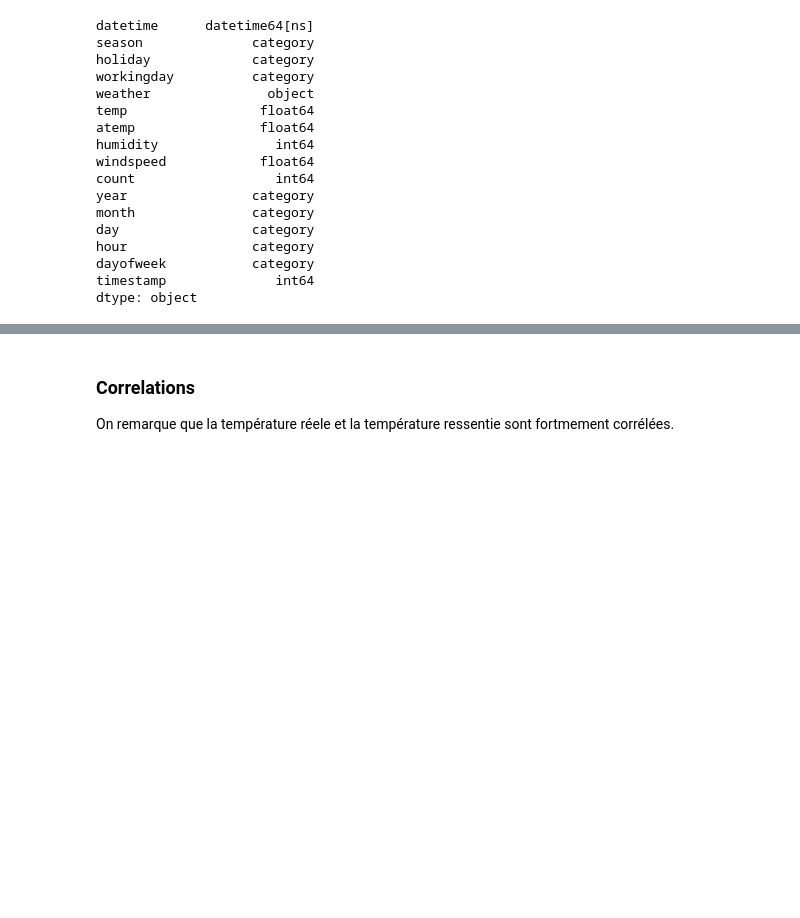
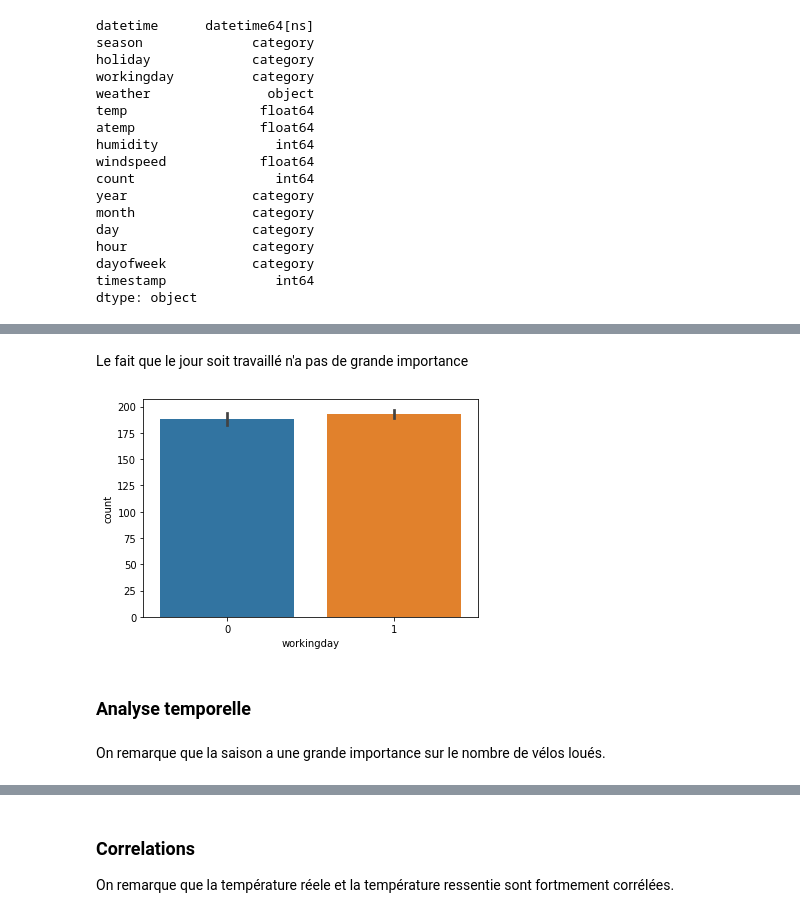
Before and after one commit to uazech/data-mining-velo, a Jupyter notebook: script/projet_velo_sujet.ipynb, the cells around one changed output, grey strips where cells are left out. Drawn from its saved outputs; the diff is of its cells as text; code cells hidden in the pictures; blank space fills up the shorter version.

```diff
--- a/script/projet_velo_sujet.ipynb
+++ b/script/projet_velo_sujet.ipynb
@@ -399,0 +422,11 @@ df.tail()
+# %% [markdown]
+Le fait que le jour soit travaillé n'a pas de grande importance
+# %%
+sns.barplot(x="workingday", y="count", data=df)
+plt.show()
+# %% [output]
+[figure, added]
+# %% [markdown]
+### Analyse temporelle
+# %% [markdown]
+On remarque que la saison a une grande importance sur le nombre de vélos loués.
```
Also changed, not shown: parts of 35 cells of this notebook.
